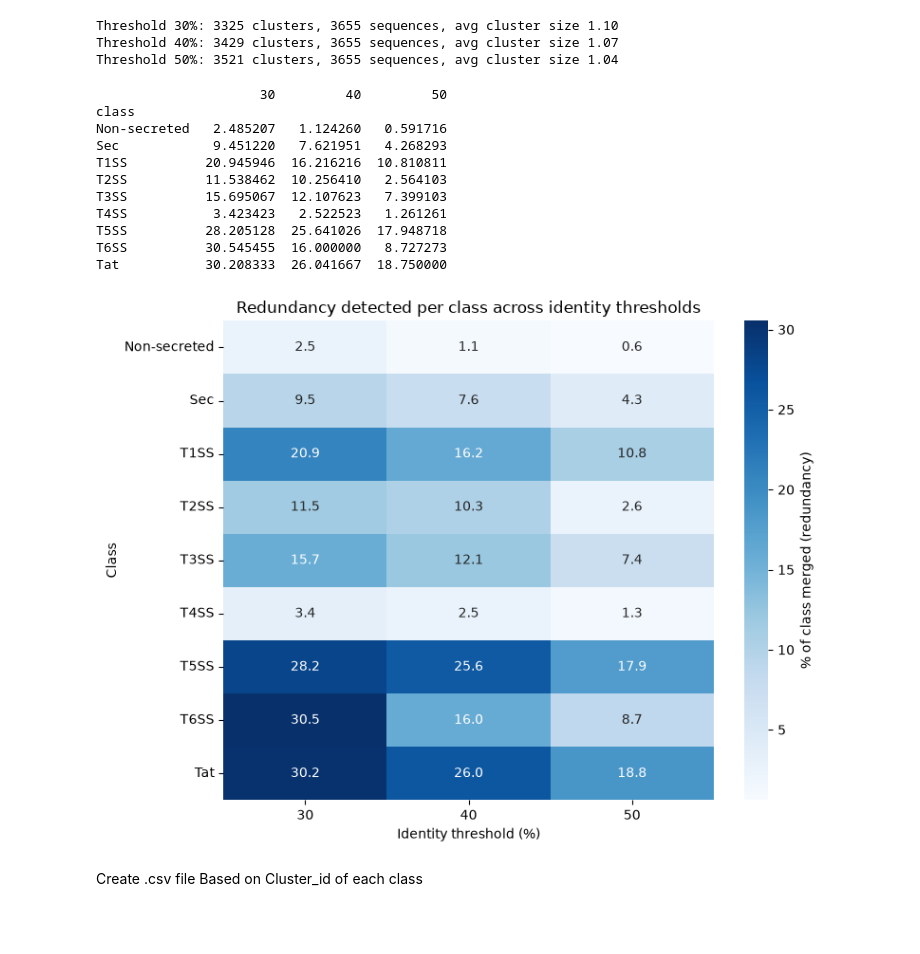
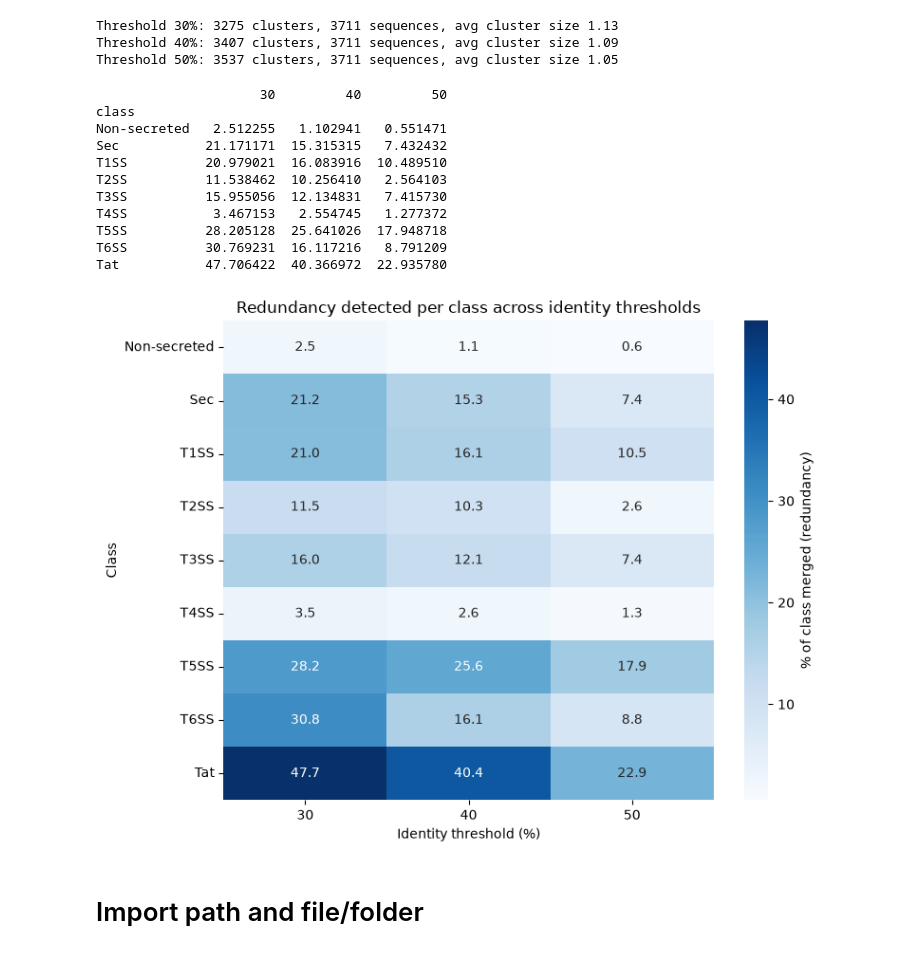
Before and after one commit to varshdin/Protein_Secretion_System_prediction, a Jupyter notebook: Scripts/sumit_secretion_prediction/Train_Test_Split/Formula_perform.ipynb, the cells around one changed output. Saved outputs shown, nothing was run; the diff lists cells and outputs as text; code cells hidden in the pictures; blank space fills up the shorter version.

```diff
--- a/Scripts/sumit_secretion_prediction/Train_Test_Split/Formula_perform.ipynb
+++ b/Scripts/sumit_secretion_prediction/Train_Test_Split/Formula_perform.ipynb
@@ -7,9 +17,9 @@ Identity:50%    Coverage: 80%<br>
 import pandas as pd
 
 thresholds = {
-    30: 'C:/Users/sumit/OneDrive/Documenten/Thesis/comp-ss/Results/sumit_secretion_prediction/phase0_dataset_prep/MMsques2/Re-configure/30%_80%/cluster_result_30.tsv',
-    40: 'C:/Users/sumit/OneDrive/Documenten/Thesis/comp-ss/Results/sumit_secretion_prediction/phase0_dataset_prep/MMsques2/Re-configure/40%_80%/cluster_result_40.tsv',
-    50: 'C:/Users/sumit/OneDrive/Documenten/Thesis/comp-ss/Results/sumit_secretion_prediction/phase0_dataset_prep/MMsques2/Re-configure/50%_80%/cluster_result_50.tsv'
+    30: 'C:/Users/sumit/OneDrive/Documenten/Thesis/comp-ss/Results/sumit_secretion_prediction/phase0_dataset_prep/MMsques2/Re-configure/30_80_per/cluster_result_30.tsv',
+    40: 'C:/Users/sumit/OneDrive/Documenten/Thesis/comp-ss/Results/sumit_secretion_prediction/phase0_dataset_prep/MMsques2/Re-configure/40_80_per/cluster_result_40.tsv',
+    50: 'C:/Users/sumit/OneDrive/Documenten/Thesis/comp-ss/Results/sumit_secretion_prediction/phase0_dataset_prep/MMsques2/Re-configure/50_80_per/cluster_result_50.tsv'
 }
 
 for thresh, path in thresholds.items():
@@ -19,9 +29,9 @@ for thresh, path in thresholds.items():
     avg_cluster_size = n_sequences / n_clusters
     print(f"Threshold {thresh}%: {n_clusters} clusters, {n_sequences} sequences, avg cluster size {avg_cluster_size:.2f}")
 # %% [output]
-Threshold 30%: 3325 clusters, 3655 sequences, avg cluster size 1.10
-Threshold 40%: 3429 clusters, 3655 sequences, avg cluster size 1.07
-Threshold 50%: 3521 clusters, 3655 sequences, avg cluster size 1.04
+Threshold 30%: 3275 clusters, 3711 sequences, avg cluster size 1.13
+Threshold 40%: 3407 clusters, 3711 sequences, avg cluster size 1.09
+Threshold 50%: 3537 clusters, 3711 sequences, avg cluster size 1.05
 # %%
 import pandas as pd
 import seaborn as sns
@@ -31,9 +41,9 @@ def get_class(seq_id):
     return seq_id.rsplit('-', 1)[0]
 
 thresholds = {
-    30: 'C:/Users/sumit/OneDrive/Documenten/Thesis/comp-ss/Results/sumit_secretion_prediction/phase0_dataset_prep/MMsques2/Re-configure/30%_80%/cluster_result_30.tsv',
-    40: 'C:/Users/sumit/OneDrive/Documenten/Thesis/comp-ss/Results/sumit_secretion_prediction/phase0_dataset_prep/MMsques2/Re-configure/40%_80%/cluster_result_40.tsv',
-    50: 'C:/Users/sumit/OneDrive/Documenten/Thesis/comp-ss/Results/sumit_secretion_prediction/phase0_dataset_prep/MMsques2/Re-configure/50%_80%/cluster_result_50.tsv'
+    30: 'C:/Users/sumit/OneDrive/Documenten/Thesis/comp-ss/Results/sumit_secretion_prediction/phase0_dataset_prep/MMsques2/Re-configure/30_80_per/cluster_result_30.tsv',
+    40: 'C:/Users/sumit/OneDrive/Documenten/Thesis/comp-ss/Results/sumit_secretion_prediction/phase0_dataset_prep/MMsques2/Re-configure/40_80_per/cluster_result_40.tsv',
+    50: 'C:/Users/sumit/OneDrive/Documenten/Thesis/comp-ss/Results/sumit_secretion_prediction/phase0_dataset_prep/MMsques2/Re-configure/50_80_per/cluster_result_50.tsv'
 }
 
 
@@ -41,42 +51,42 @@ class_redundancy = {}
 
 for thresh, path in thresholds.items():
     df = pd.read_csv(path, sep='\t', header=None, names=['representative', 'member'])
     df['class'] = df['member'].apply(get_class)
 
     # total sequences per class
     total_per_class = df.groupby('class').size()
     # unique clusters per class (representative count, per class)
     unique_clusters_per_class = df.groupby('class')['representative'].nunique()
 
     merged = total_per_class - unique_clusters_per_class
     pct_merged = (merged / total_per_class) * 100
     class_redundancy[thresh] = pct_merged
 
 heatmap_df = pd.DataFrame(class_redundancy)
 print(heatmap_df)
 
 plt.figure(figsize=(8, 6))
 sns.heatmap(heatmap_df, annot=True, fmt='.1f', cmap='Blues', cbar_kws={'label': '% of class merged (redundancy)'})
 plt.title('Redundancy detected per class across identity thresholds')
 plt.xlabel('Identity threshold (%)')
 plt.ylabel('Class')
 plt.tight_layout()
 plt.savefig('threshold_comparison_heatmap.png', dpi=150)
 plt.show()
 # %% [output]
                      30         40         50
 class
-Non-secreted   2.485207   1.124260   0.591716
-Sec            9.451220   7.621951   4.268293
-T1SS          20.945946  16.216216  10.810811
+Non-secreted   2.512255   1.102941   0.551471
+Sec           21.171171  15.315315   7.432432
+T1SS          20.979021  16.083916  10.489510
 T2SS          11.538462  10.256410   2.564103
-T3SS          15.695067  12.107623   7.399103
-T4SS           3.423423   2.522523   1.261261
+T3SS          15.955056  12.134831   7.415730
+T4SS           3.467153   2.554745   1.277372
 T5SS          28.205128  25.641026  17.948718
-T6SS          30.545455  16.000000   8.727273
-Tat           30.208333  26.041667  18.750000
+T6SS          30.769231  16.117216   8.791209
+Tat           47.706422  40.366972  22.935780
-[figure, old version]
+[figure, new version]
 # %% [markdown]
-Create .csv file Based on Cluster_id of each class <br>
+# Import path and file/folder
 # %%
 import pandas as pd
```
Also changed, not shown: parts of 16 cells of this notebook, 17 other files.
